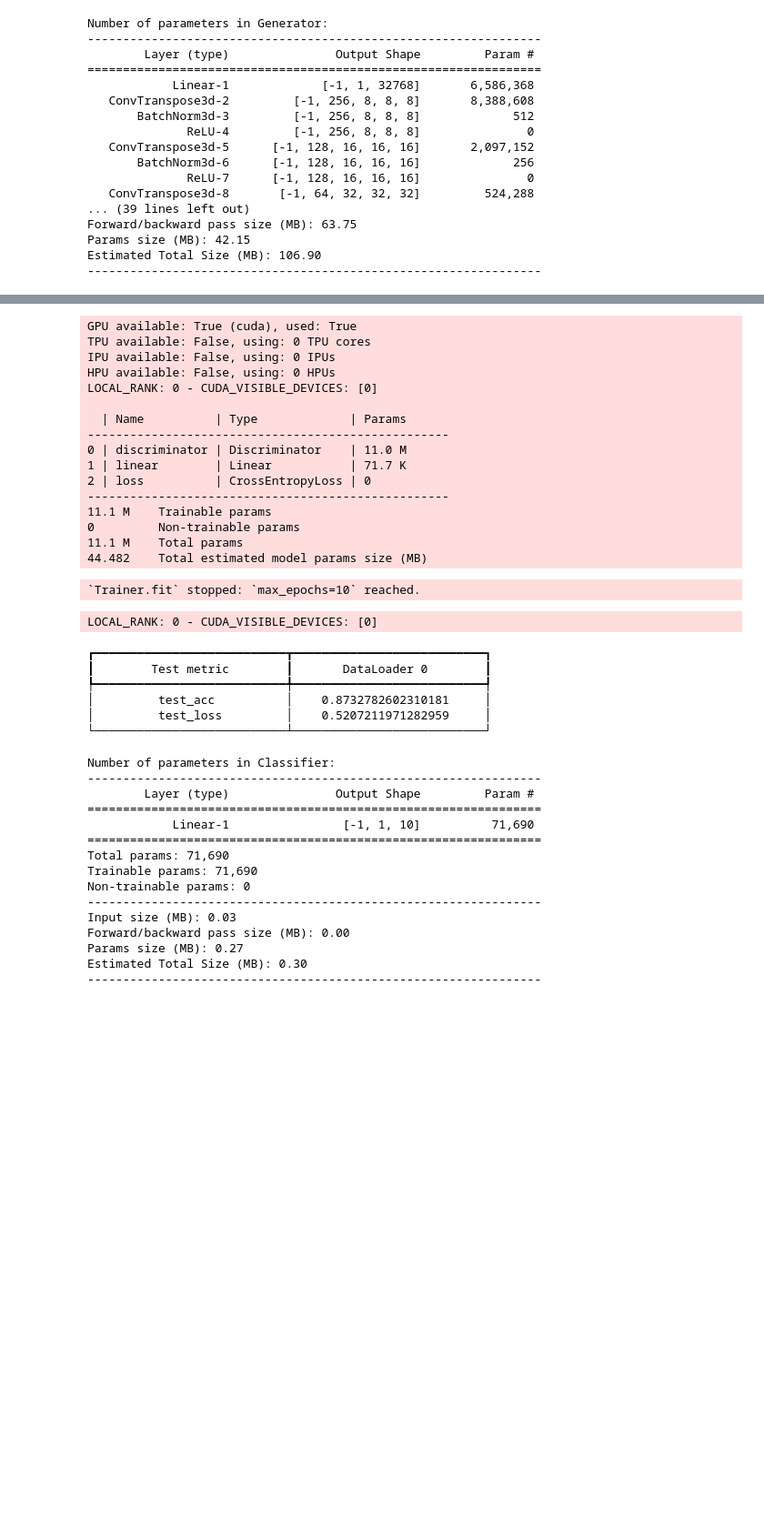
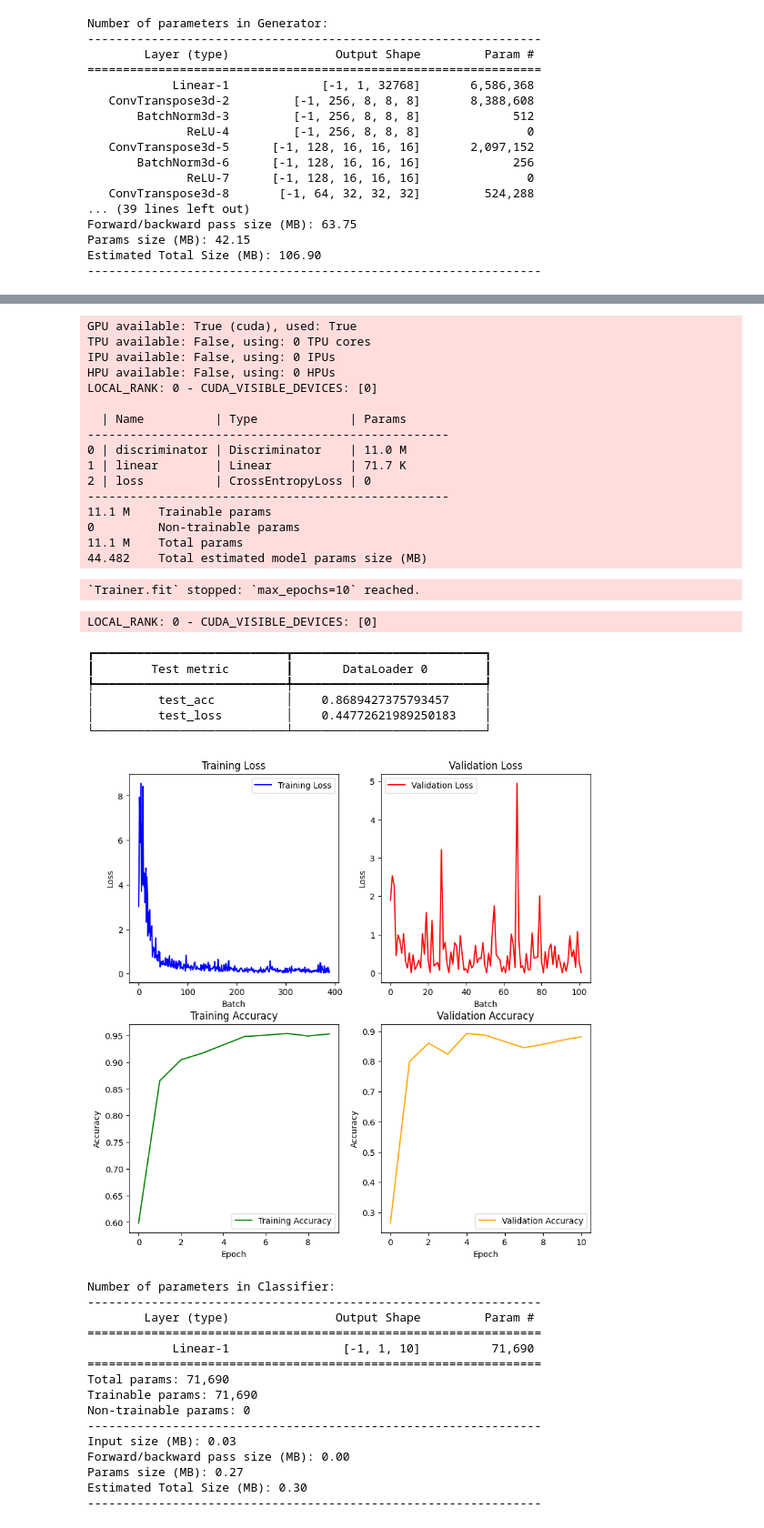
Before and after one commit to buzzCraft/ACIT-4030, a Jupyter notebook: 3d_gan_notes.ipynb, the cells around one changed output, grey strips where cells are left out. Shown at 91% size. Drawn from its saved outputs; the diff is of its cells as text; code cells hidden in the pictures; blank space fills up the shorter version.

```diff
--- a/3d_gan_notes.ipynb
+++ b/3d_gan_notes.ipynb
@@ -628,7 +720,8 @@ train_dataset = VoxelDataset(
     desired_label=args.desired_label,
     if_label=True,
 )
-test_dataset = VoxelDataset(
+
+val_dataset = VoxelDataset(
     test_voxel,
     test_labels,
     transform=transform,
@@ -636,19 +729,12 @@ test_dataset = VoxelDataset(
     if_label=True,
 )
 
-# Split test dataset into train and validation
-test_size = int(0.8 * len(test_dataset))
-val_size = len(test_dataset) - test_size
-test_dataset, val_dataset = torch.utils.data.random_split(
-    test_dataset, [test_size, val_size]
-)
 
 # Load validation data
 train_loader = DataLoader(
     train_dataset, batch_size=args.batch_size, shuffle=True, drop_last=True
 )
 val_loader = DataLoader(val_dataset, batch_size=args.batch_size, shuffle=False)
-test_loader = DataLoader(test_dataset, batch_size=args.batch_size, shuffle=False)
 
 # Set logger
 tb_logger = TensorBoardLogger(
@@ -668,7 +754,7 @@ trainer = pl.Trainer(
 trainer.fit(classifier, train_loader, val_dataloaders=val_loader)
 
 # Test the model
-trainer.test(classifier, test_loader)
+trainer.test(classifier, dataloaders=val_loader)
 
 # Save model
 torch.save(
@@ -699,9 +785,15 @@ LOCAL_RANK: 0 - CUDA_VISIBLE_DEVICES: [0]
 ┏━━━━━━━━━━━━━━━━━━━━━━━━━━━┳━━━━━━━━━━━━━━━━━━━━━━━━━━━┓
 ┃        Test metric        ┃       DataLoader 0        ┃
 ┡━━━━━━━━━━━━━━━━━━━━━━━━━━━╇━━━━━━━━━━━━━━━━━━━━━━━━━━━┩
-│         test_acc          │    0.8732782602310181     │
-│         test_loss         │    0.5207211971282959     │
+│         test_acc          │    0.8689427375793457     │
+│         test_loss         │    0.44772621989250183    │
 └───────────────────────────┴───────────────────────────┘
+# %%
+# Task B: Present a figure of the history of the training loss and accuracy of the classifier.
+
+classifier.plot_losses()
+# %% [output]
+[figure, added]
 # %%
 # Task B: Show the total number of parameters of the classifier.
 
```
Also changed, not shown: parts of 6 cells of this notebook.
